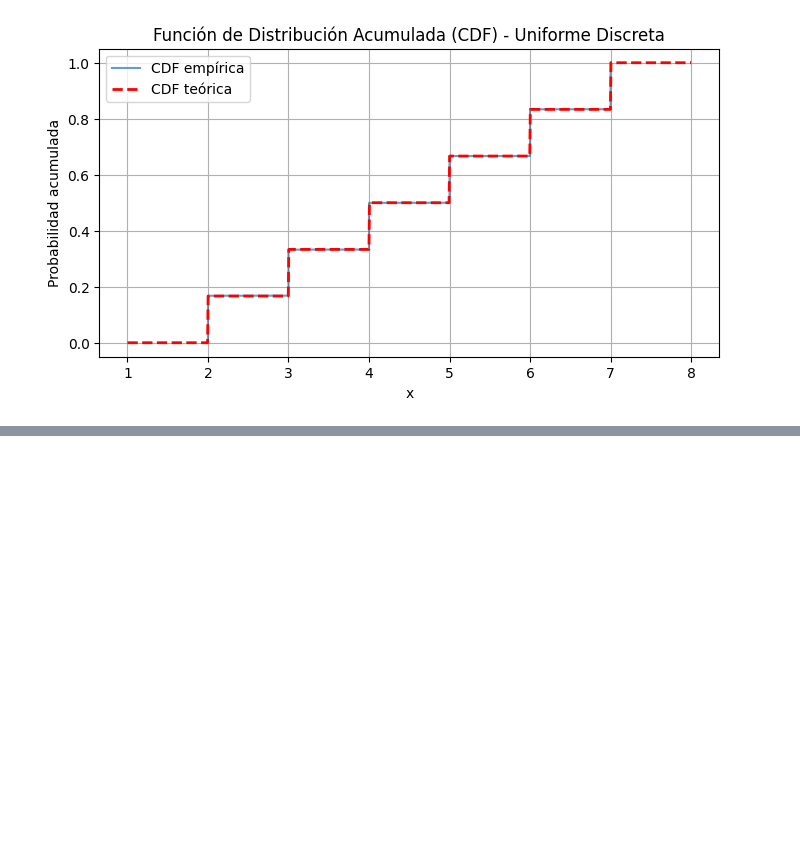
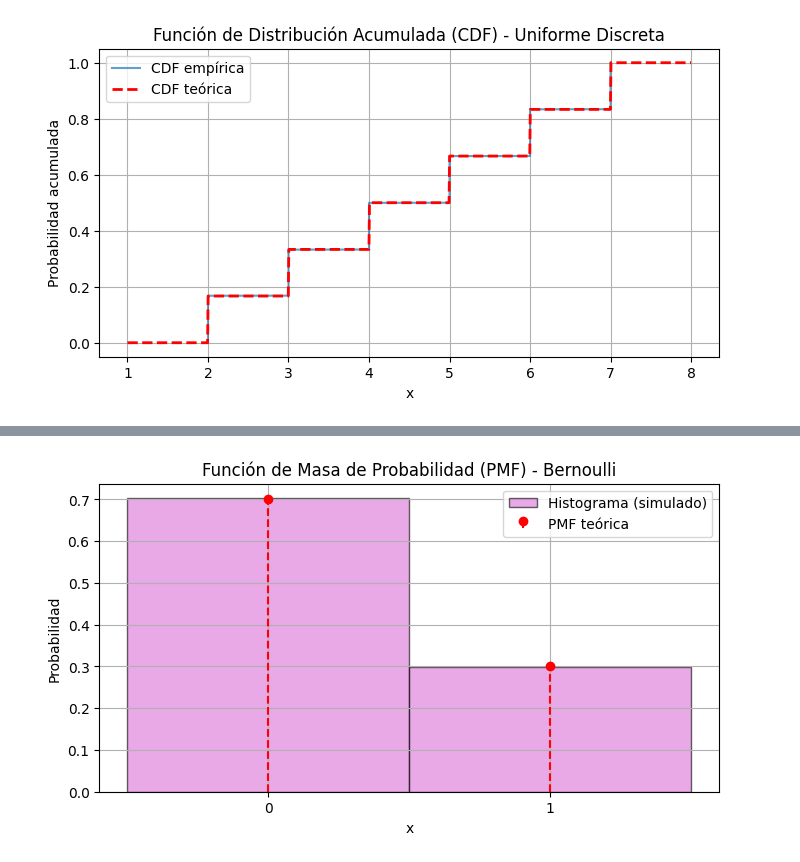
Before and after one commit to TonySC1300/Simulacion1, a Jupyter notebook: Catalogo.ipynb, the cells around one changed output, grey strips where cells are left out. Drawn from its saved outputs; the diff is of its cells as text; code cells hidden in the pictures; blank space fills up the shorter version.

```diff
--- a/Catalogo.ipynb
+++ b/Catalogo.ipynb
@@ -2101,0 +2317,79 @@ Desviación estándar teórica: 1.7078 | Empírica: 1.7082
+# %%
+import numpy as np
+import matplotlib.pyplot as plt
+from random import random
+
+# Parámetro de la distribución Bernoulli
+bern_p = 0.3  # Probabilidad de éxito
+
+# Teóricos
+bern_media_teo = bern_p
+bern_var_teo = bern_p * (1 - bern_p)
+bern_std_teo = np.sqrt(bern_var_teo)
+
+# Simulación de distribución Bernoulli
+def simular_bernoulli(n):
+    lista_bern = []
+    for _ in range(n):
+        u = random()
+        x = 1 if u < bern_p else 0
+        lista_bern.append(x)
+    return lista_bern
+
+# Número de simulaciones
+k_bern = 100000
+
+# Llamada a la función
+datos_bern = simular_bernoulli(k_bern)
+
+# Estadísticas empíricas
+bern_media_emp = np.mean(datos_bern)
+bern_var_emp = np.var(datos_bern)
+bern_std_emp = np.std(datos_bern)
+
+# Imprimir resultados
+print(f"Distribución Bernoulli(p={bern_p}) con {k_bern} simulaciones")
+print(f"Media teórica: {bern_media_teo:.4f} | Empírica: {bern_media_emp:.4f}")
+print(f"Varianza teórica: {bern_var_teo:.4f} | Empírica: {bern_var_emp:.4f}")
+print(f"Desviación estándar teórica: {bern_std_teo:.4f} | Empírica: {bern_std_emp:.4f}")
+print("")
+
+# === GRAFICAR HISTOGRAMA + PMF TEÓRICA ===
+valores_bern = [0, 1]
+pmf_bern = [1 - bern_p, bern_p]
+
+plt.figure(figsize=(8, 4))
+plt.hist(datos_bern, bins=[-0.5, 0.5, 1.5], density=True,
+         alpha=0.6, label="Histograma (simulado)", color='orchid', edgecolor='black')
+plt.stem(valores_bern, pmf_bern, linefmt='r--', markerfmt='ro', basefmt=" ", label='PMF teórica')
+plt.title('Función de Masa de Probabilidad (PMF) - Bernoulli')
+plt.xlabel('x')
+plt.ylabel('Probabilidad')
+plt.xticks(valores_bern)
+plt.legend()
+plt.grid(True)
+plt.show()
+
+# === GRAFICAR FUNCIÓN ACUMULADA ===
+datos_bern_ordenados = np.sort(datos_bern)
+y_cdf_bern = np.arange(1, k_bern + 1) / k_bern
+
+# CDF teórica escalonada
+def cdf_bernoulli(x, p):
+    return np.piecewise(x,
+        [x < 0, (x >= 0) & (x < 1), x >= 1],
+        [0, 1 - p, 1])
+
+x_vals_bern = np.linspace(-0.5, 1.5, 1000)
+cdf_teo_bern = cdf_bernoulli(x_vals_bern, bern_p)
+
+plt.figure(figsize=(8, 4))
+plt.plot(datos_bern_ordenados, y_cdf_bern, label='CDF empírica', alpha=0.7)
+plt.plot(x_vals_bern, cdf_teo_bern, 'r--', label='CDF teórica', linewidth=2)
+plt.title('Función de Distribución Acumulada (CDF) - Bernoulli')
+plt.xlabel('x')
+plt.ylabel('Probabilidad acumulada')
+plt.legend()
+plt.grid(True)
+plt.show()
+# %% [output]
@@ -2101,0 +2400 @@ Desviación estándar teórica: 1.7078 | Empírica: 1.7082
+[figure, added]
```
Also changed, not shown: parts of 20 cells of this notebook.
